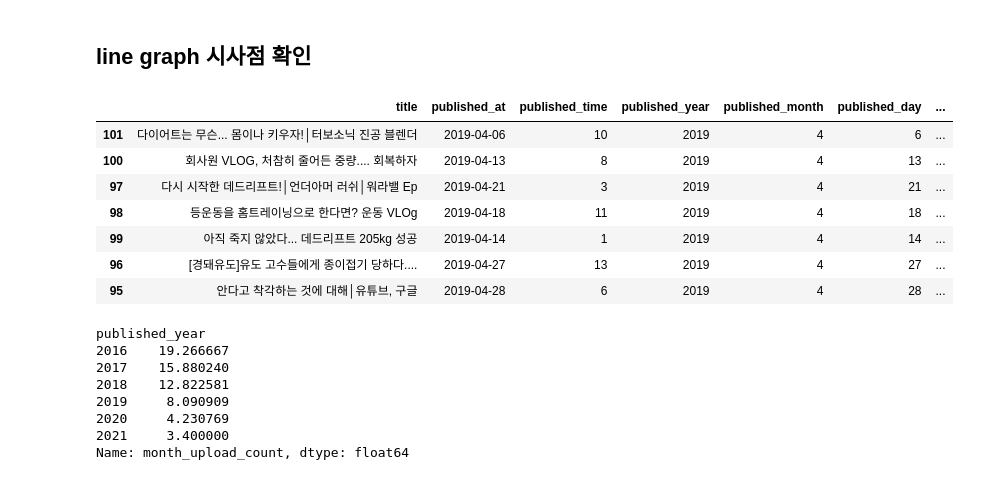
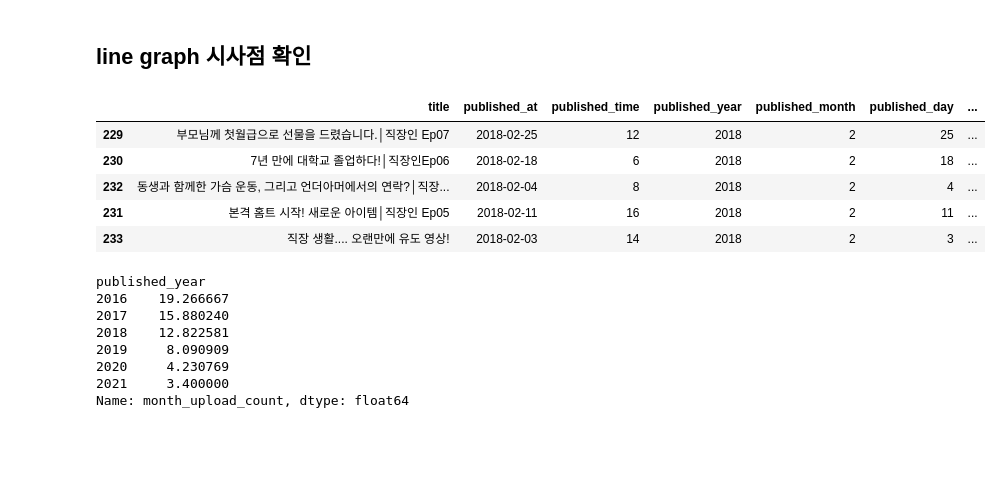
Before and after one commit to DominKim/Data_literacy, a Jupyter notebook: 2.프로젝트/1.경돼/3.스크립트/1.김도민/2_EDA.ipynb, the cells around one changed output. Cells and saved outputs as stored; diff of their text form; code cells hidden in the pictures; blank space fills up the shorter version.

```diff
--- a/2.프로젝트/1.경돼/3.스크립트/1.김도민/2_EDA.ipynb
+++ b/2.프로젝트/1.경돼/3.스크립트/1.김도민/2_EDA.ipynb
@@ -288,17 +302,15 @@ sns.lineplot(x = "group", y = "view_count", data = line_df[line_df["published_ye
 # %% [markdown]
 ## line graph 시사점 확인
 # %%
-use_df[(use_df["published_year"] == 2019) &
-       (use_df["published_month"] == 4)].sort_values(by = "view_count", ascending = False)
+use_df[(use_df["published_year"] == 2018) &
+       (use_df["published_month"] == 2)].sort_values(by = "view_count", ascending = False)
 # %% [output]
 |  | title | published_at | published_time | published_year | published_month | published_day | ... |
-| 101 | 다이어트는 무슨... 몸이나 키우자!│터보소닉 진공 블렌더 | 2019-04-06 | 10 | 2019 | 4 | 6 | ... |
-| 100 | 회사원 VLOG, 처참히 줄어든 중량.... 회복하자 | 2019-04-13 | 8 | 2019 | 4 | 13 | ... |
-| 97 | 다시 시작한 데드리프트!│언더아머 러쉬│워라밸 Ep | 2019-04-21 | 3 | 2019 | 4 | 21 | ... |
-| 98 | 등운동을 홈트레이닝으로 한다면? 운동 VLOg | 2019-04-18 | 11 | 2019 | 4 | 18 | ... |
-| 99 | 아직 죽지 않았다... 데드리프트 205kg 성공 | 2019-04-14 | 1 | 2019 | 4 | 14 | ... |
-| 96 | [경돼유도]유도 고수들에게 종이접기 당하다.... | 2019-04-27 | 13 | 2019 | 4 | 27 | ... |
-| 95 | 안다고 착각하는 것에 대해│유튜브, 구글 | 2019-04-28 | 6 | 2019 | 4 | 28 | ... |
+| 229 | 부모님께 첫월급으로 선물을 드렸습니다.│직장인 Ep07 | 2018-02-25 | 12 | 2018 | 2 | 25 | ... |
+| 230 | 7년 만에 대학교 졸업하다!│직장인Ep06 | 2018-02-18 | 6 | 2018 | 2 | 18 | ... |
+| 232 | 동생과 함께한 가슴 운동, 그리고 언더아머에서의 연락?│직장... | 2018-02-04 | 8 | 2018 | 2 | 4 | ... |
+| 231 | 본격 홈트 시작! 새로운 아이템│직장인 Ep05 | 2018-02-11 | 16 | 2018 | 2 | 11 | ... |
+| 233 | 직장 생활.... 오랜만에 유도 영상! | 2018-02-03 | 14 | 2018 | 2 | 3 | ... |
 # %%
 use_df.groupby("published_year")["month_upload_count"].agg("mean")
 # %% [output]
```
Also changed, not shown: parts of 21 cells of this notebook.
